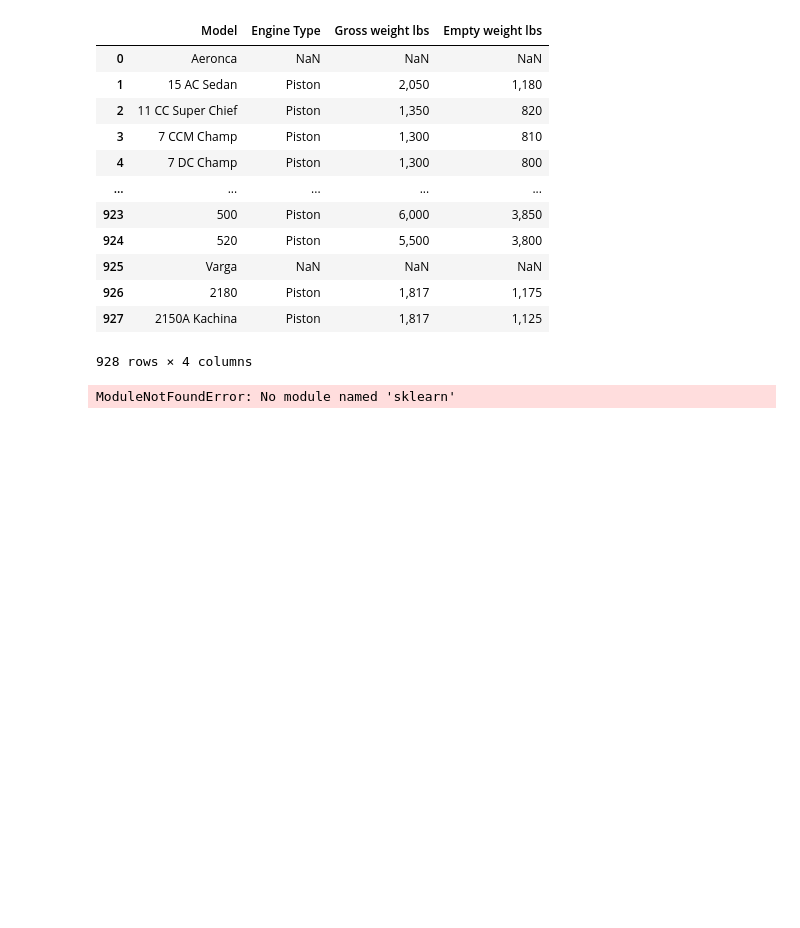
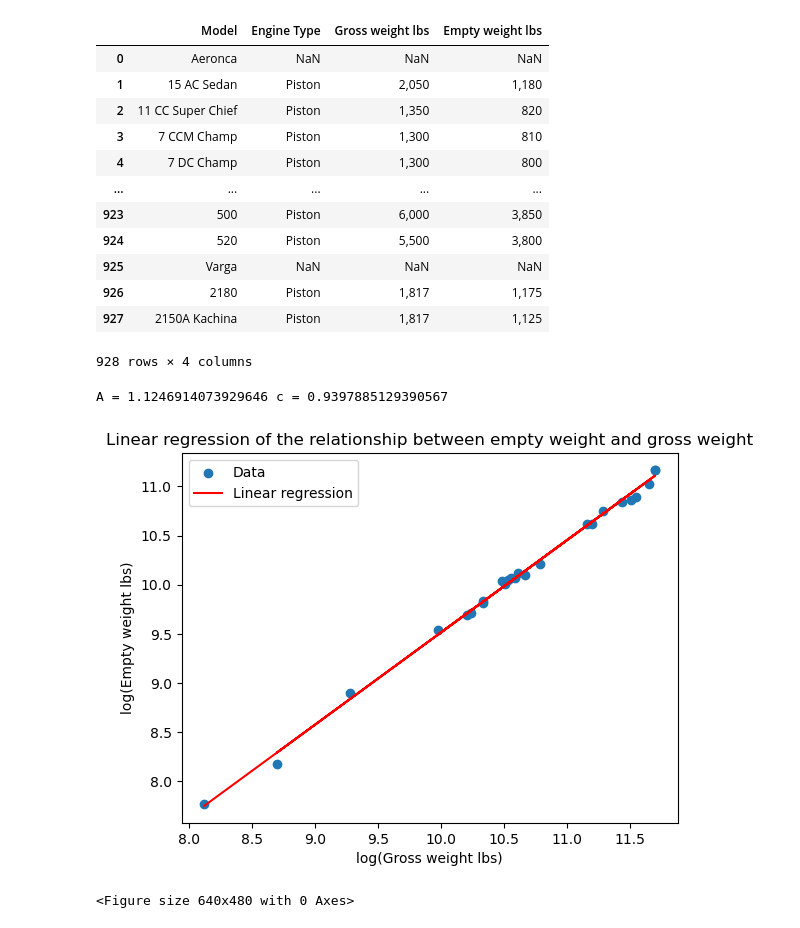
Before and after one commit to rzhangbq/MECH3620-Aircraft-Design-Group-Project, a Jupyter notebook: linear_regression.ipynb, the cells around one changed output. Saved outputs shown, nothing was run; the diff lists cells and outputs as text; code cells hidden in the pictures; blank space fills up the shorter version.

Commit message:
finish linear regression

```diff
--- a/linear_regression.ipynb
+++ b/linear_regression.ipynb
@@ -30,5 +30,25 @@ df = df[df['Empty weight lbs'].apply(lambda x: str(x).isdigit())]
 # Conduct linear regression on log(We) = log(A) + c*log(Wo)
 import numpy as np
 from sklearn.linear_model import LinearRegression
+X = np.log(df['Gross weight lbs'].astype(float)).values.reshape(-1, 1)
+Y = np.log(df['Empty weight lbs'].astype(float)).values
+
+LR = LinearRegression().fit(X, Y)
+A = np.exp(LR.intercept_)
+c = LR.coef_[0]
+print('A =', A, 'c =', c)
 # %% [output]
-ModuleNotFoundError: No module named 'sklearn'
+A = 1.1246914073929646 c = 0.9397885129390567
+# %%
+import matplotlib.pyplot as plt
+plt.scatter(X, Y, label='Data')
+plt.plot(X, LR.predict(X), color='red', label='Linear regression')
+plt.xlabel('log(Gross weight lbs)')
+plt.ylabel('log(Empty weight lbs)')
+plt.legend()
+plt.title('Linear regression of the relationship between empty weight and gross weight')
+plt.show()
+plt.savefig('Linear_regression.svg')
+# %% [output]
+[figure, added]
+<Figure size 640x480 with 0 Axes>
```
Also changed, not shown: 1 other file.
